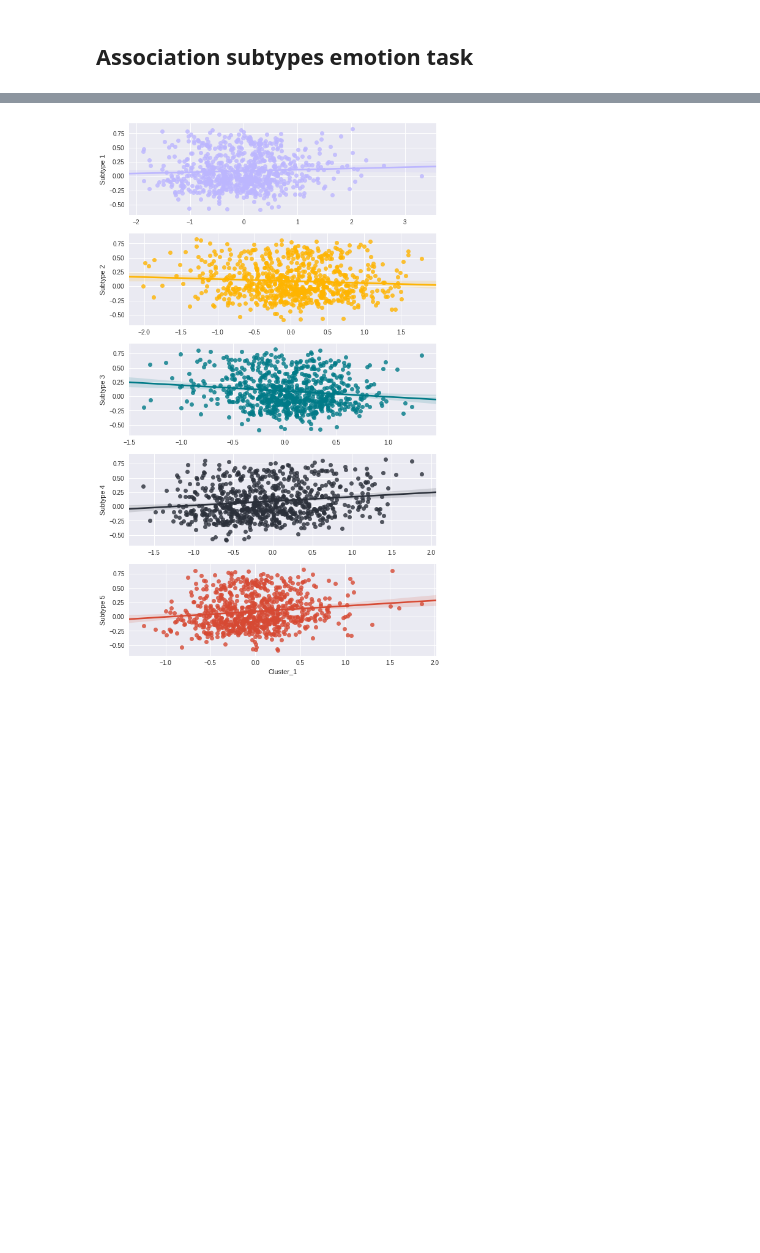
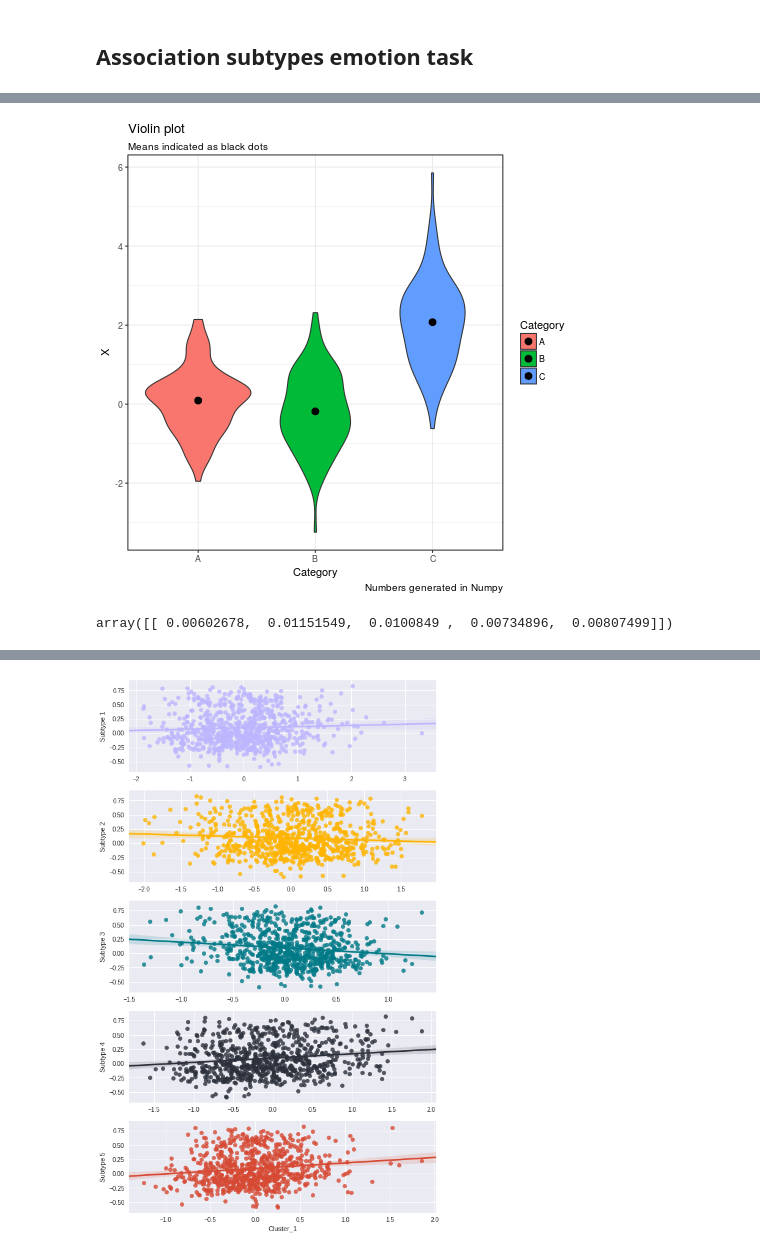
Before and after one commit to SIMEXP/hcp, a Jupyter notebook: hcp_association_subtypes_emotion_01-06-2017.ipynb, the cells around one changed output, grey strips where cells are left out. Cells and saved outputs as stored; diff of their text form; code cells hidden in the pictures; blank space fills up the shorter version.

```diff
--- a/hcp_association_subtypes_emotion_01-06-2017.ipynb
+++ b/hcp_association_subtypes_emotion_01-06-2017.ipynb
@@ -14,0 +38,20 @@ sns.set(color_codes=True)
+# %%
+import numpy as np
+import pandas as pd
+np.random.seed(42)
+# Make a pandas DataFrame
+df = pd.DataFrame(np.random.normal(0,1,size=(100, 3)), columns=list('ABC'))
+df['C'] = df['C'] + 2
+# %%
+%%R -i df
+df %>%
+  gather("Category", "X") %>%
+  ggplot(aes(x = Category, y = X, fill = Category)) +
+    geom_violin() +
+    stat_summary(fun.y=mean, color='black', geom='point', size = 3) +
+    labs(title = "Violin plot",
+         subtitle = "Means indicated as black dots",
+         captions = "Numbers generated in Numpy") +
+    theme_bw()
+# %% [output]
+[figure, added]
@@ -15,3 +61,7 @@ sns.set(color_codes=True)
+# %%
+mat['glm_results']['contrast_fear_vs_neut']['rsquare']
+# %% [output]
+array([[ 0.00602678,  0.01151549,  0.0100849 ,  0.00734896,  0.00807499]])
 # %%
 path_root = "/home/yassinebha/Drive/HCP"
 data_path = os.path.join(path_root,"subtypes_scores/26-10-2016/subtype_5_spm_EMOTION_23-May-2017/associations/")
```
Also changed, not shown: parts of 8 cells of this notebook, 9 other files.
